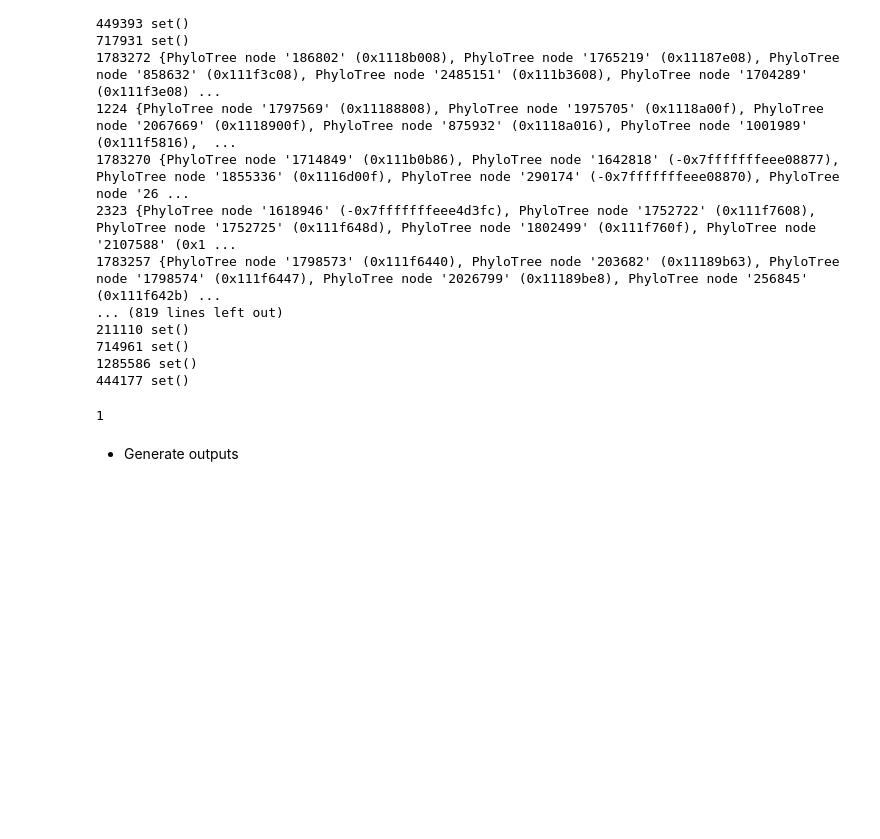
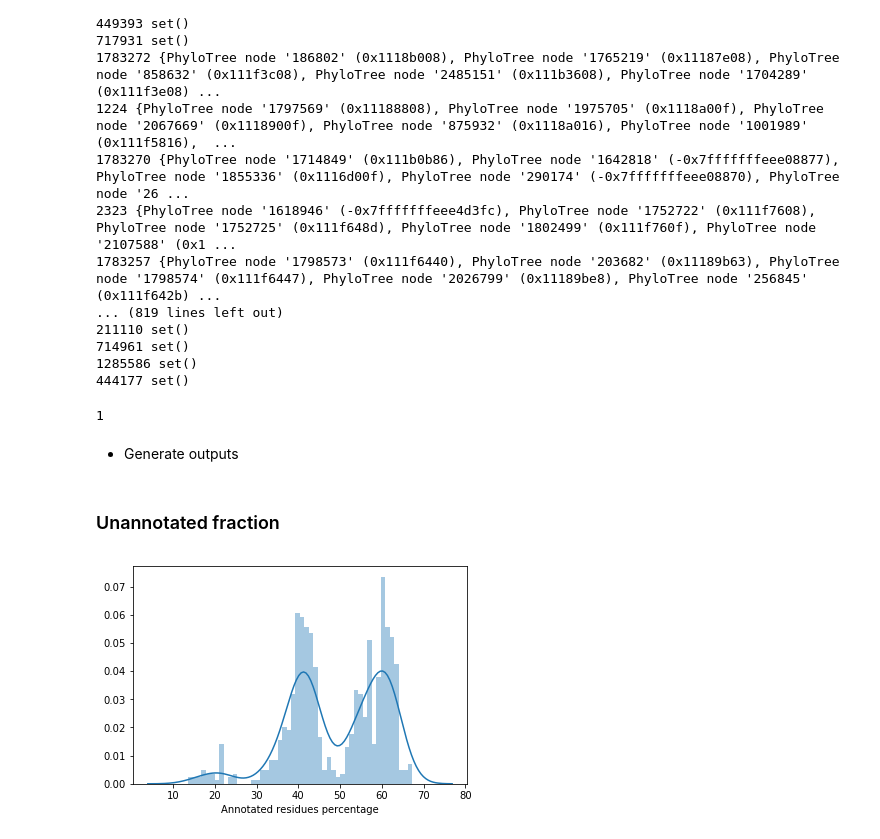
Before and after one commit to MMSB-MOBI/NOX_analysis, a Jupyter notebook: notebook/Domain_analysis_proper.ipynb, the cells around one changed output. Saved outputs shown, nothing was run; the diff lists cells and outputs as text; code cells hidden in the pictures; blank space fills up the shorter version.

Commit message:
compute unannoted part of proteins

```diff
--- a/notebook/Domain_analysis_proper.ipynb
+++ b/notebook/Domain_analysis_proper.ipynb
@@ -26,7 +26,7 @@ def load(fileName):
 # %% [markdown]
 ##### Load full Pfam annotation
 # %%
-data=load("NOX_annotation_fullPfam_filteredDomains_20190509-113457.pickle")
+data=load("NOX_annotation_fullPfam_filteredDomains_20190513-123216.pickle")
 # %% [output]
 restore a annotated container of  785 elements
 # %% [markdown]
@@ -297,9 +297,10 @@ for p in data:
     dic_taxonomy[p]={'taxid':taxid,'taxname':taxname,'taxrank':taxrank}
 # %%
 o=open(proteins_output,"w")
-o.write("#Protein\tTaxid\tTaxname\tTaxrank\tNumber of domains\tDomains\n")
+o.write("#Protein\tLength\tTaxid\tTaxname\tTaxrank\tNumber of domains\tDomains\n")
 for p in ordered_dic_protein:
-    o.write(p+"\t"+dic_taxonomy[p]['taxid']+"\t"+dic_taxonomy[p]['taxname']+"\t"+dic_taxonomy[p]['taxrank']+"\t"+str(len(ordered_dic_protein[p]))+"\t"+",".join(ordered_dic_protein[p])+"\n")
+    length=data[p]['tmhmm']['Length']
+    o.write(p+"\t"+str(length)+"\t"+dic_taxonomy[p]['taxid']+"\t"+dic_taxonomy[p]['taxname']+"\t"+dic_taxonomy[p]['taxrank']+"\t"+str(len(ordered_dic_protein[p]))+"\t"+",".join(ordered_dic_protein[p])+"\n")
 o.close()
 # %%
 def get_tax_level(taxid,tax_level):
@@ -530,3 +524,22 @@ o.write("#Node taxid\tNode name\tNode rank\tNumber of descendants\tNumber of dom
 for n in highest_conserve_nodes:
     o.write("%s\t%s\t%s\t%d\t%d\t%s\n" %(n.name,n.sci_name,n.rank,len(n.get_descendants()),len(n.domains),",".join(n.domains)))
 o.close()
+# %% [markdown]
+### Unannotated fraction
+# %%
+o=open("/Volumes/arwen/mobi/group/NOX_CH/Domain/annotations.tsv","w")
+o.write("#protein\tlength\tnb_annotated_residues\t%annotated\n")
+list_percent_annotate=[]
+for p in data :
+    length=data[p]['tmhmm']["Length"]
+    annotated_residues=set()
+    for d in data[p]['hmmr']:
+        for hit in data[p]['hmmr'][d][0].data:
+            if float(hit.iEvalue) < 1e-3 :
+                begin=int(hit.aliFrom)
+                end=int(hit.aliTo)
+                annotate=[i for i in range(begin,end+1)]
+                annotated_residues.update(annotate)
+    percent_annotate=len(annotated_residues)/length*100
+    list_percent_annotate.append(percent_annotate)
+    o.write(p+"\t"+str(length)+"\t"+str(len(annotated_residues))+"\t"+str(percent_annotate)+"\n")
@@ -532,0 +548,5 @@ o.close()
+# %%
+plot=sns.distplot(list_percent_annotate,bins=50,axlabel="Annotated residues percentage")
+plot.figure.savefig("/Users/chilpert/Work/NOX_visu/annotated_part.pdf")
+# %% [output]
+[figure, added]
```
Also changed, not shown: parts of 2 cells of this notebook.
